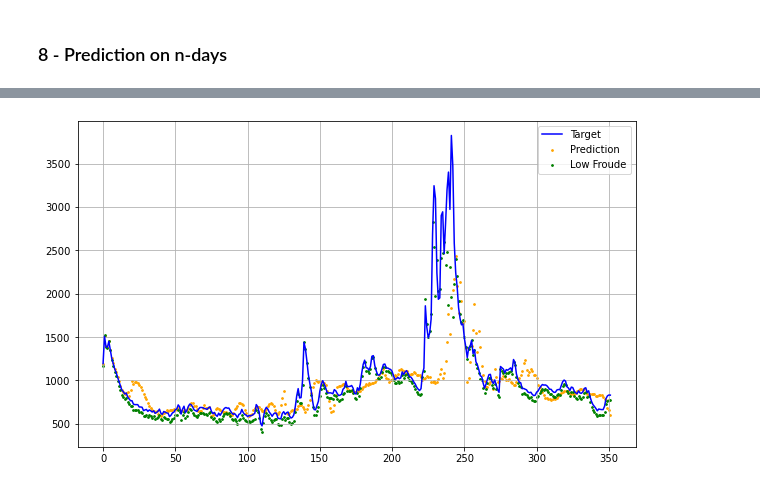
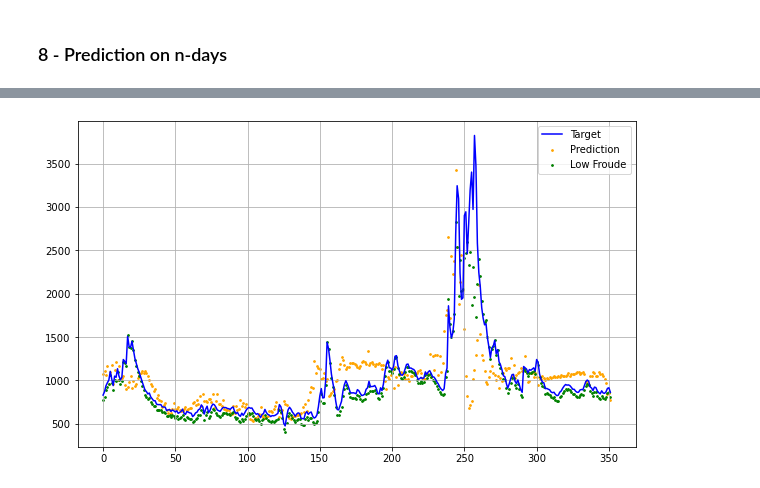
Before and after one commit to scastets/Projet4MA_Hydrologie, a Jupyter notebook: Notebooks/VF/Projet_4MA_LSTM.ipynb, the cells around one changed output, grey strips where cells are left out. Cells and saved outputs as stored; diff of their text form; code cells hidden in the pictures.

```diff
--- a/Notebooks/VF/Projet_4MA_LSTM.ipynb
+++ b/Notebooks/VF/Projet_4MA_LSTM.ipynb
@@ -520,9 +467,9 @@ def get_prediction(xtest, ytest ,  model, n_days= 5, plot = False):
 
     # ---- Initial sequence
     #
-    s = sequence_len
-    y_pred     = ytest[s:s+sequence_len].copy()
-    y_true     = ytest[s:s+sequence_len+n_days].copy()
+    s = 0
+    y_pred     = ytest[s:s+sequence_len]
+    y_true     = ytest[s:s+sequence_len+n_days]
 
     # ---- Iterate
     #
@@ -530,7 +477,7 @@ def get_prediction(xtest, ytest ,  model, n_days= 5, plot = False):
 
     for i in range(n_days):
         x_sequence = xtest[s+i:s+sequence_len+i].copy()
-        aux_pred = model.predict( np.array([x_sequence]))
+        aux_pred = model.predict(np.array([x_sequence]))
         y_pred.append(aux_pred[0])
 
     y_true.reset_index(drop=True,inplace=True)
@@ -546,5 +493,5 @@ def get_prediction(xtest, ytest ,  model, n_days= 5, plot = False):
     return y_true, y_pred
 # %%
 # Sur train
-true , pred = get_prediction(x_train,y_train,model,365, True)
+true , pred = get_prediction(x_train,y_train,model,data_river.shape[0]-sequence_len, plot = True)
 # %% [output]
@@ -553,8 +502,12 @@ nRMSE :  0.3340663
 # %%
-def consistance_error(river):
+def Low_froude(river, pred):
+    # Pred => si True calcule du Low-froude sur Qpred sinon sur Qtrue
     A0r = river["A0"]
     dArp = river["dA"]
-    Qrp = river["Qp"]
+    if pred:
+        Qrp = river["Qp"]
+    else:
+        Qrp = river["Q"]
     Srp = river["S"]
     Wrp = river["W"]
     Zrp = river["height"]
@@ -571,4 +524,3 @@ def consistance_error(river):
     Qest = (alpha**(3./5.) * (c1rp * A0r + c2rp) * (c4r * A0r + c3rp)**(3./5. * beta))**(5./3.)
 
     return Qest
-Qtheo_test = consistance_error(data_river)
@@ -583,12 +527,15 @@ Qrp, predict =get_prediction(x_train,y_train,model,Qtheo.shape[0])
+# %%
+Qtrue, Qpredict =get_prediction(x_test,y_test,model,data_river["Q"].shape[0]-sequence_len, plot = False)
+data_river["Qp"] = Qpredict
+Q_LF = Low_froude(data_river,True)
 # %%
-x = np.arange(0,Qtheo.shape[0]-sequence_len)
+x = np.arange(0,data_river["Q"].shape[0]-sequence_len)
 plt.figure(figsize = (10,6))
-plt.scatter(x,predict[:Qtheo.shape[0]-sequence_len],label="Prediction", color = 'orange', s =3)
-plt.scatter(x,Qtheo[sequence_len:],label = "Low Froude", color ='g', s=3)
-plt.plot(x,Qrp[:Qtheo.shape[0]-sequence_len],label = "Target", color='b')
-t = "Q prédit et Q théorique(low froude) pour les données train, petits débits, PEPSI sur des rivières"
+plt.scatter(x,Qpredict[sequence_len:data_river["Q"].shape[0]],label="Prediction", color = 'orange', s =3)
+plt.scatter(x,Q_LF[:-sequence_len],label = "Low Froude", color ='g', s=3)
+plt.plot(x,Qtrue[:data_river["Q"].shape[0]-sequence_len],label = "Target", color='b')
 plt.legend()
 plt.grid()
 plt.show()
 # %% [output]
-[figure, old version]
+[figure, new version]
```
Also changed, not shown: parts of 28 cells of this notebook.
